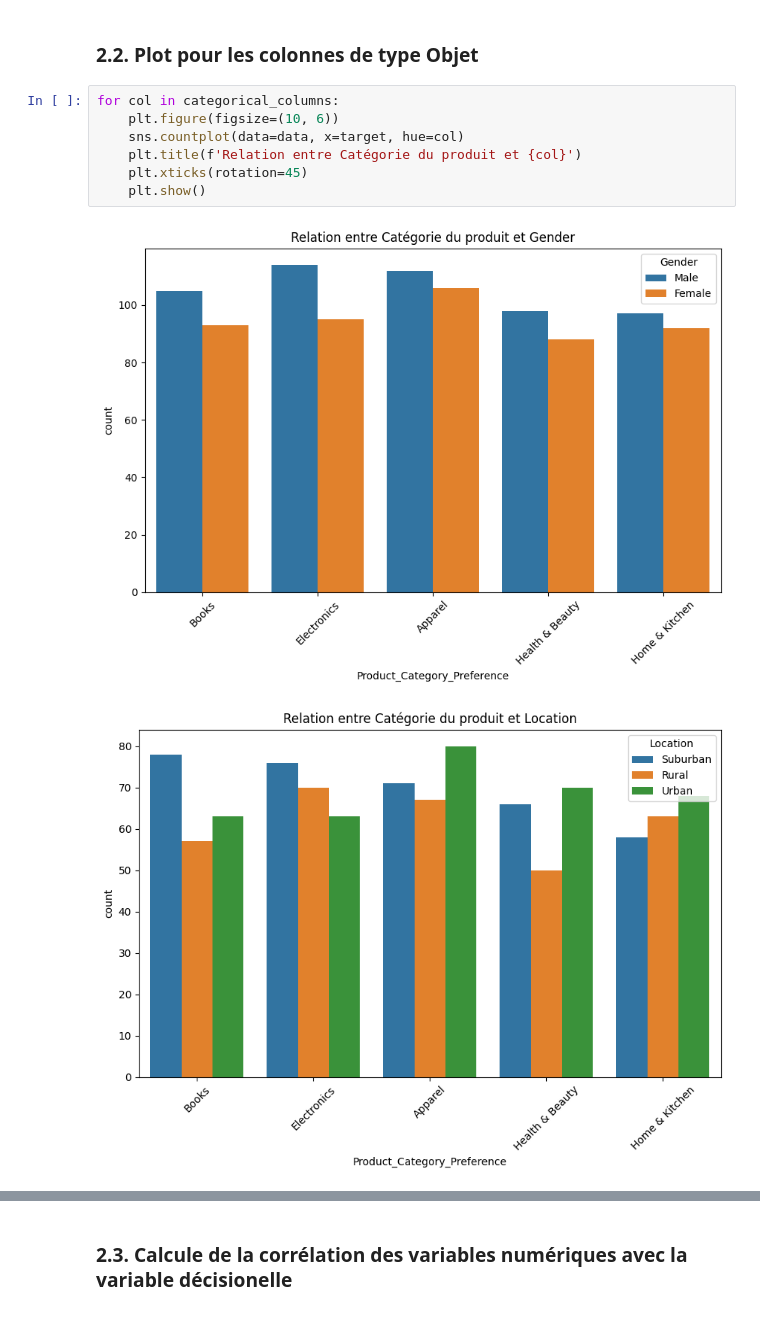
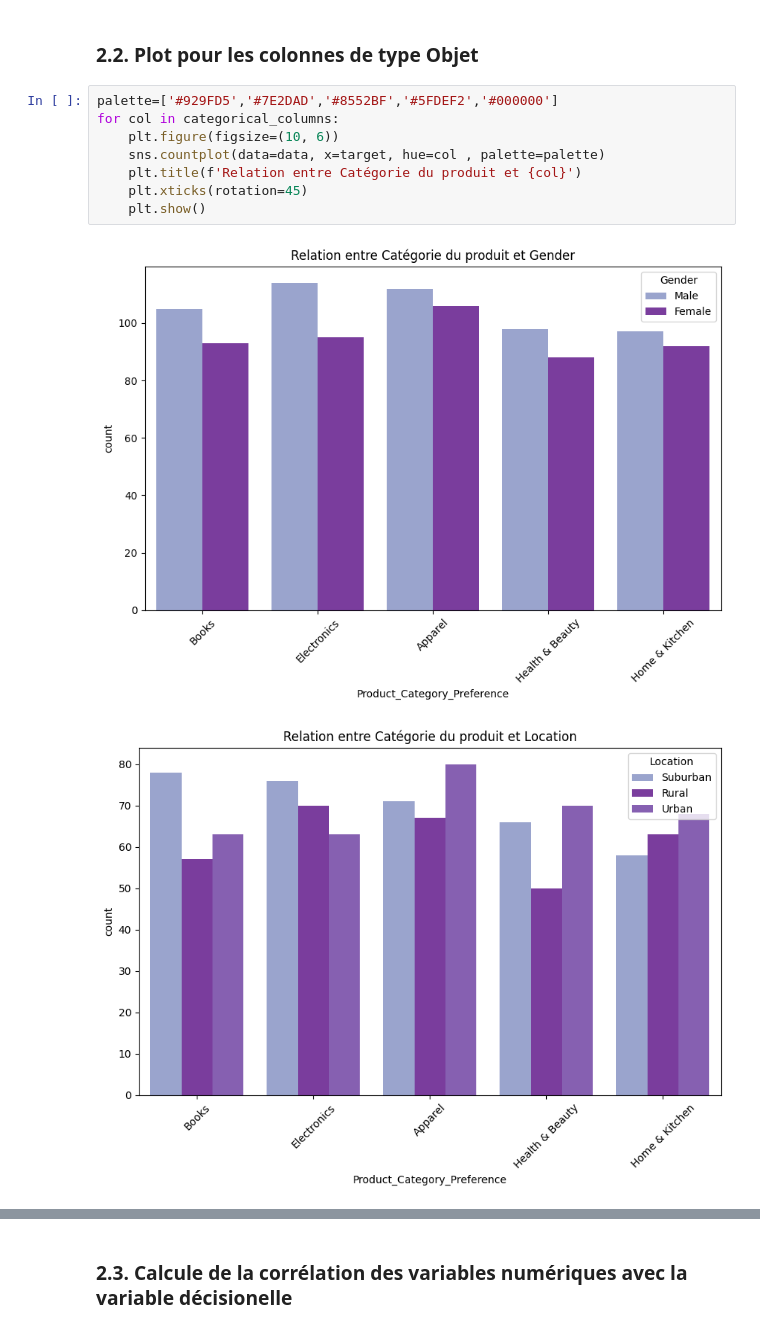
Before and after one commit to asmaembr/Classification_product_category, a Jupyter notebook: ProductCategoryPredictionV3.ipynb, the cells around one changed output, grey strips where cells are left out. Cells and saved outputs as stored; diff of their text form.

```diff
--- a/ProductCategoryPredictionV3.ipynb
+++ b/ProductCategoryPredictionV3.ipynb
@@ -80,12 +80,13 @@ target = 'Product_Category_Preference'
 # %% [markdown]
 ### 2.2. Plot pour les colonnes de type Objet
 # %%
+palette=['#929FD5','#7E2DAD','#8552BF','#5FDEF2','#000000']
 for col in categorical_columns:
     plt.figure(figsize=(10, 6))
-    sns.countplot(data=data, x=target, hue=col)
+    sns.countplot(data=data, x=target, hue=col , palette=palette)
     plt.title(f'Relation entre Catégorie du produit et {col}')
     plt.xticks(rotation=45)
     plt.show()
 # %% [output]
-[figure, old version]
+[figure, new version]
-[figure, old version]
+[figure, new version]
```
Also changed, not shown: parts of 29 cells of this notebook, 6 other files.
